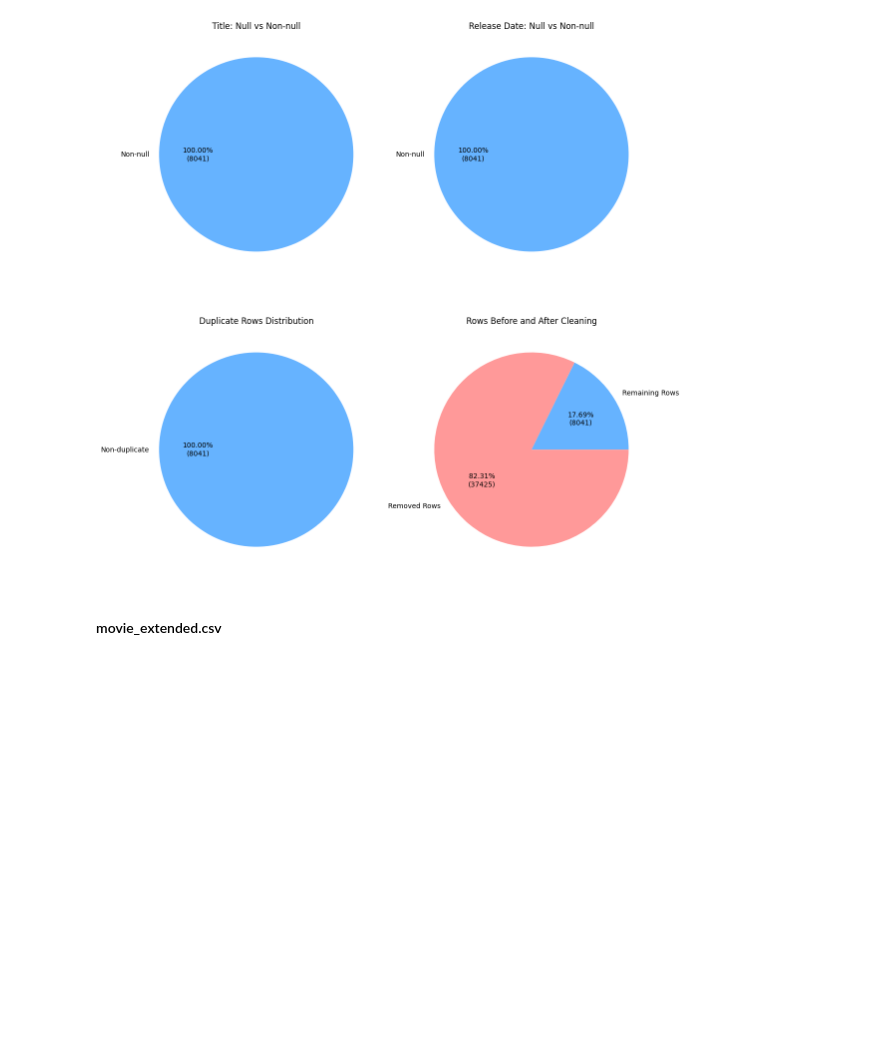
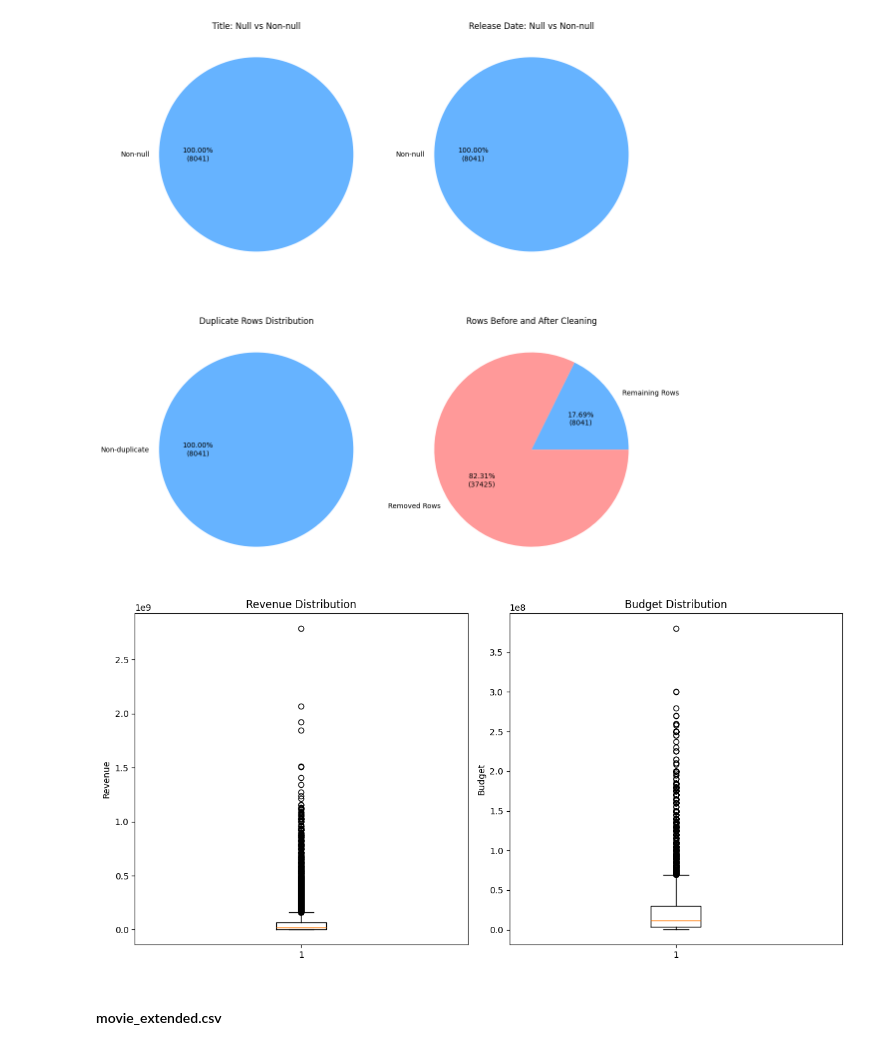
Before and after one commit to marcoosg/PopcornBI, a Jupyter notebook: GUEVARRA_Capstone.ipynb, the cells around one changed output. Saved outputs shown, nothing was run; the diff lists cells and outputs as text; code cells hidden in the pictures; blank space fills up the shorter version.

```diff
--- a/GUEVARRA_Capstone.ipynb
+++ b/GUEVARRA_Capstone.ipynb
@@ -5,6 +5,7 @@ GUEVARRA, Roger Marco S.
 # %%
 # Import libraries
 import pandas as pd
+import numpy as np
 import matplotlib.pyplot as plt
 import json
 import os
@@ -16,7 +17,7 @@ from pyspark.sql import SparkSession, functions as F
 from pyspark.sql.functions import (
     col, to_date, year, quarter, month, dayofmonth, weekofyear, dayofweek,
     date_format, when, lit, explode, split, row_number, trim,
-    from_json, regexp_replace, array, udf, isnan
+    from_json, regexp_replace, array, udf, isnan, replace
 )
 from pyspark.sql.types import (
     IntegerType, BooleanType, StructType, StructField, StringType,
@@ -25,10 +26,11 @@ from pyspark.sql.types import (
 from pyspark.sql.window import Window
 
 spark_home = "/Users/marcoo_sg/Spark"
+
 hadoop_home = "/Users/marcoo_sg/Spark/hadoop-3.4.1"
 
 os.environ['SPARK_HOME'] = spark_home
-os.environ['SPARK_MASTER_HOST'] = "localhost"
+# os.environ['SPARK_MASTER_HOST'] = "localhost"
 os.environ['HADOOP_HOME'] = hadoop_home
 os.environ['HADOOP_CONF_DIR'] = os.path.join(hadoop_home, 'etc', 'hadoop')
 os.environ['LD_LIBRARY_PATH'] = os.path.join(hadoop_home, 'lib', 'native') + ':' + os.environ.get('LD_LIBRARY_PATH', '')
@@ -40,7 +42,7 @@ os.environ['PYSPARK_DRIVER_PYTHON'] = 'python'
 try:
         spark = SparkSession\
                 .builder \
-                .appName('test') \
+                .appName('notebook') \
                 .master('local[*]')\
                 .config('spark.jars','/Users/marcoo_sg/Spark/jars/mysql-connector-j-9.2.0.jar')\
                 .getOrCreate()
@@ -233,6 +254,7 @@ display(invalid_movie_ids)
 # Remove duplicates
 movies_df = movies_df.drop_duplicates()
 movies_df = movies_df.drop_duplicates(subset='id', keep='first')
+movies_df = movies_df.drop_duplicates(subset='title', keep='first')
 
 # Keep only rows where 'id' contains valid integers
 movies_df = movies_df[movies_df['id'].astype(str).str.isdigit()]
@@ -532,0 +539,6 @@ memory usage: 314.2+ KB
+# %%
+for col in movies_df.select_dtypes(include=[np.datetime64]).columns:
+    movies_df[col] = movies_df[col].astype("datetime64[us]")
+
+movies_df.info()
+new_num_rows = len(movies_df)
@@ -594,6 +619,25 @@ plt.tight_layout()
 plt.show()
 # %% [output]
 [figure]
+# %%
+# Create a figure and a set of subplots
+fig, axes = plt.subplots(nrows=1, ncols=2, figsize=(12, 6))
+
+# Plot box plot for 'revenue'
+axes[0].boxplot(movies_df['revenue'].dropna())
+axes[0].set_title('Revenue Distribution')
+axes[0].set_ylabel('Revenue')
+
+# Plot box plot for 'budget'
+axes[1].boxplot(movies_df['budget'].dropna())
+axes[1].set_title('Budget Distribution')
+axes[1].set_ylabel('Budget')
+
+# Adjust layout
+plt.tight_layout()
+plt.show()
+# %% [output]
+[figure, added]
 # %%
 # # Extract unique dates from movies_df
 # unique_dates = movies_df['release_date'].dropna().unique()
```
Also changed, not shown: parts of 14 cells of this notebook, 6 other files.
